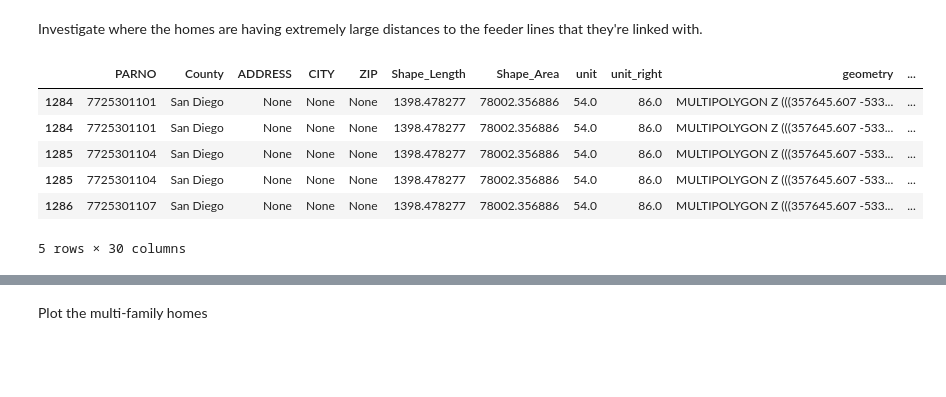
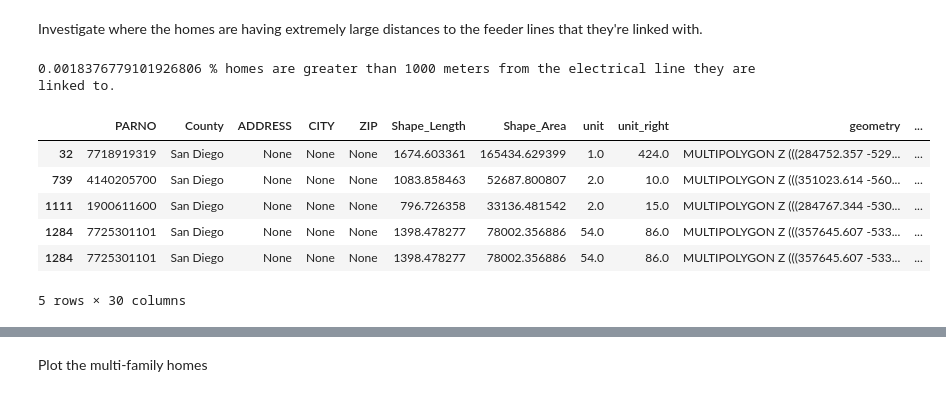
Before and after one commit to ElectriGrid/buildings-utility-link, a Jupyter notebook: sdge_link.ipynb, the cells around one changed output, grey strips where cells are left out. Saved outputs shown, nothing was run; the diff lists cells and outputs as text; code cells hidden in the pictures; blank space fills up the shorter version.

Commit message:
Percent greater than 1000 m away

```diff
--- a/sdge_link.ipynb
+++ b/sdge_link.ipynb
@@ -232,17 +217,19 @@ print(sdge_multifamily_linked['dist_to_line_m'].max())
 # %% [markdown]
 Investigate where the homes are having extremely large distances to the feeder lines that they're linked with.
 # %%
-sdge_multi_far_link = sdge_multifamily_linked[sdge_multifamily_linked['dist_to_line_m'] >= 10000]
+sdge_multi_far_link = sdge_multifamily_linked[sdge_multifamily_linked['dist_to_line_m'] >= 1000]
 
-# max_geom = sdge_multifamily_linked['dist_to_line_m'].max().geometry()
+# percent of assignments that are greater than 1000 meters away
+print(len(sdge_multi_far_link)/len(sdge_multifamily_linked), f"% multi-family homes are greater than 1000 meters from the electrical line they are linked to.")
 
 # view the dataframe that includes homes that are far from their assigned feederlines
 sdge_multi_far_link.head()
 # %% [output]
+0.0018376779101926806 % homes are greater than 1000 meters from the electrical line they are linked to.
 |  | PARNO | County | ADDRESS | CITY | ZIP | Shape_Length | Shape_Area | unit | unit_right | geometry | ... |
+| 32 | 7718919319 | San Diego | None | None | None | 1674.603361 | 165434.629399 | 1.0 | 424.0 | MULTIPOLYGON Z (((284752.357 -529... | ... |
+| 739 | 4140205700 | San Diego | None | None | None | 1083.858463 | 52687.800807 | 2.0 | 10.0 | MULTIPOLYGON Z (((351023.614 -560... | ... |
+| 1111 | 1900611600 | San Diego | None | None | None | 796.726358 | 33136.481542 | 2.0 | 15.0 | MULTIPOLYGON Z (((284767.344 -530... | ... |
 | 1284 | 7725301101 | San Diego | None | None | None | 1398.478277 | 78002.356886 | 54.0 | 86.0 | MULTIPOLYGON Z (((357645.607 -533... | ... |
 | 1284 | 7725301101 | San Diego | None | None | None | 1398.478277 | 78002.356886 | 54.0 | 86.0 | MULTIPOLYGON Z (((357645.607 -533... | ... |
-| 1285 | 7725301104 | San Diego | None | None | None | 1398.478277 | 78002.356886 | 54.0 | 86.0 | MULTIPOLYGON Z (((357645.607 -533... | ... |
-| 1285 | 7725301104 | San Diego | None | None | None | 1398.478277 | 78002.356886 | 54.0 | 86.0 | MULTIPOLYGON Z (((357645.607 -533... | ... |
-| 1286 | 7725301107 | San Diego | None | None | None | 1398.478277 | 78002.356886 | 54.0 | 86.0 | MULTIPOLYGON Z (((357645.607 -533... | ... |
-5 rows × 30 columns
+5 rows × 30 columns
```
Also changed, not shown: parts of 4 cells of this notebook.
